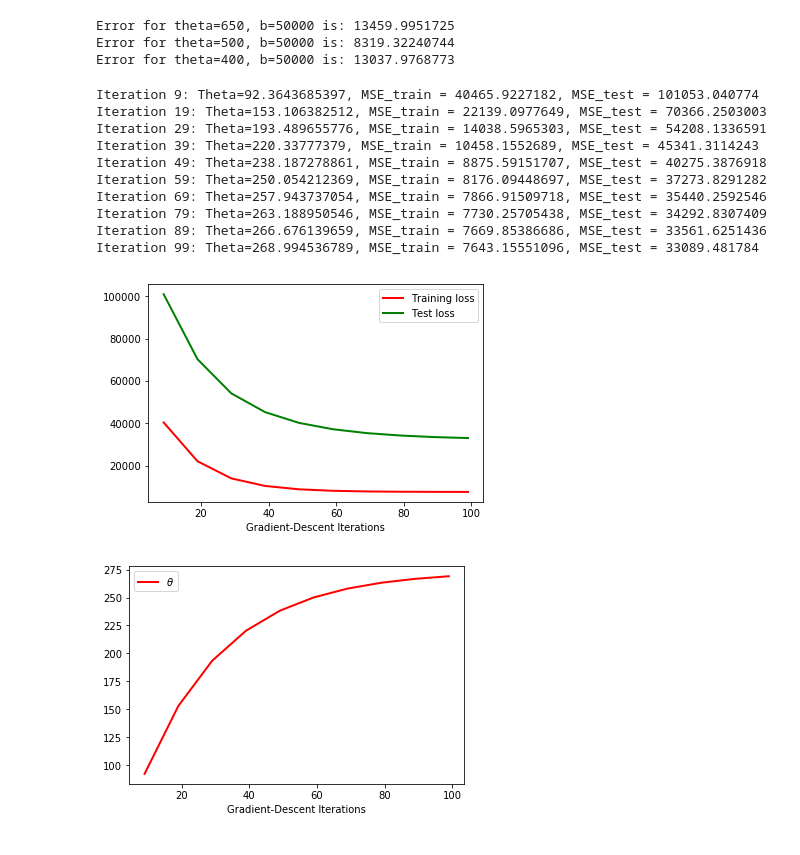
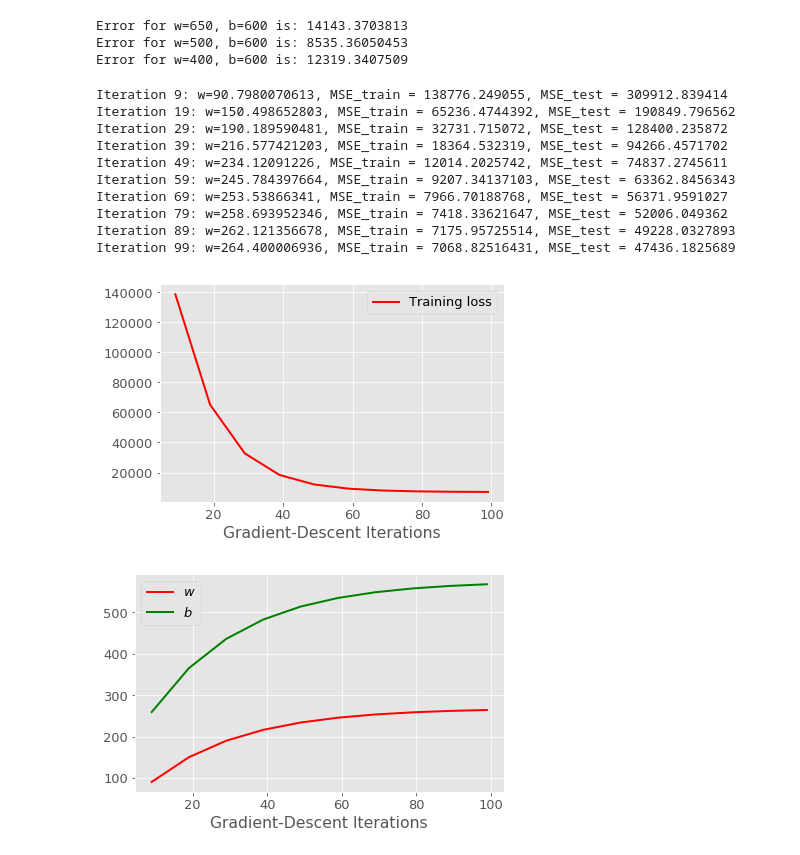
Before and after one commit to gmaher/practicalDL, a Jupyter notebook: regression/linear_regression.ipynb, the cells around one changed output. Drawn from its saved outputs; the diff is of its cells as text; code cells hidden in the pictures.

```diff
--- a/regression/linear_regression.ipynb
+++ b/regression/linear_regression.ipynb
@@ -2,7 +2,10 @@
 import numpy as np
 import matplotlib
 import matplotlib.pyplot as plt
+plt.style.use('ggplot')
 %matplotlib inline
+matplotlib.rcParams['font.size'] = 13
+fig_path = '/home/gabriel/practicaldl/latex/figures/supervised/'
 # %%
 N_train = 400
 N_test = 100
@@ -66,68 +75,76 @@ plt.show()
 def MSE(Y,Yhat):
     return np.mean((Y-Yhat)**2)
 # %%
-print "Error for theta=650, b=50000 is: {}".format(MSE(Y_train,Yhat_1))
-print "Error for theta=500, b=50000 is: {}".format(MSE(Y_train,Yhat_2))
-print "Error for theta=400, b=50000 is: {}".format(MSE(Y_train,Yhat_3))
+print "Error for w=650, b=600 is: {}".format(MSE(Y_train,Yhat_1))
+print "Error for w=500, b=600 is: {}".format(MSE(Y_train,Yhat_2))
+print "Error for w=400, b=600 is: {}".format(MSE(Y_train,Yhat_3))
 # %% [output]
-Error for theta=650, b=50000 is: 13459.9951725
-Error for theta=500, b=50000 is: 8319.32240744
-Error for theta=400, b=50000 is: 13037.9768773
+Error for w=650, b=600 is: 14143.3703813
+Error for w=500, b=600 is: 8535.36050453
+Error for w=400, b=600 is: 12319.3407509
 # %%
-def gradient(x,y,theta,b):
-    yhat = theta*x+b
-    return -2*np.mean((y-yhat)*x)
+def gradient(x,y,w,b):
+    yhat = w*x+b
+    return -2*np.mean((y-yhat)*x),-2*np.mean(y-yhat)
 # %%
 learning_rate = 2e-2
 N_iterations = 100
-Theta = 1.0
-b = 600
+w = 1.0
+b = 100
 print_every = 10
 train_loss = []
 test_loss = []
 iters = []
-thetas = []
+weights = []
+biases = []
 for i in range(N_iterations):
-        g = gradient(X_train,Y_train,Theta,b)
-        Theta = Theta-learning_rate*g
+        g = gradient(X_train,Y_train,w,b)
+        w = w-learning_rate*g[0]
+        b = b-learning_rate*g[1]
         if (i+1)%print_every == 0:
-            Yhat = Theta*X_train+b
+            Yhat = w*X_train+b
             e = MSE(Y_train,Yhat)
             train_loss.append(e)
 
-            Yhat_test = Theta*X_test+b
+            Yhat_test = w*X_test+b
             e_test = MSE(Y_test,Yhat_test)
             test_loss.append(e_test)
 
             iters.append(i)
-            thetas.append(Theta)
-            print "Iteration {}: Theta={}, MSE_train = {}, MSE_test = {}".format(i,Theta,e,e_test)
+            weights.append(w)
+            biases.append(b)
+            print "Iteration {}: w={}, MSE_train = {}, MSE_test = {}".format(i,w,e,e_test)
 # %% [output]
-Iteration 9: Theta=92.3643685397, MSE_train = 40465.9227182, MSE_test = 101053.040774
-Iteration 19: Theta=153.106382512, MSE_train = 22139.0977649, MSE_test = 70366.2503003
-Iteration 29: Theta=193.489655776, MSE_train = 14038.5965303, MSE_test = 54208.1336591
-Iteration 39: Theta=220.33777379, MSE_train = 10458.1552689, MSE_test = 45341.3114243
-Iteration 49: Theta=238.187278861, MSE_train = 8875.59151707, MSE_test = 40275.3876918
-Iteration 59: Theta=250.054212369, MSE_train = 8176.09448697, MSE_test = 37273.8291282
-Iteration 69: Theta=257.943737054, MSE_train = 7866.91509718, MSE_test = 35440.2592546
-Iteration 79: Theta=263.188950546, MSE_train = 7730.25705438, MSE_test = 34292.8307409
-Iteration 89: Theta=266.676139659, MSE_train = 7669.85386686, MSE_test = 33561.6251436
-Iteration 99: Theta=268.994536789, MSE_train = 7643.15551096, MSE_test = 33089.481784
+Iteration 9: w=90.7980070613, MSE_train = 138776.249055, MSE_test = 309912.839414
+Iteration 19: w=150.498652803, MSE_train = 65236.4744392, MSE_test = 190849.796562
+Iteration 29: w=190.189590481, MSE_train = 32731.715072, MSE_test = 128400.235872
+Iteration 39: w=216.577421203, MSE_train = 18364.532319, MSE_test = 94266.4571702
+Iteration 49: w=234.12091226, MSE_train = 12014.2025742, MSE_test = 74837.2745611
+Iteration 59: w=245.784397664, MSE_train = 9207.34137103, MSE_test = 63362.8456343
+Iteration 69: w=253.53866341, MSE_train = 7966.70188768, MSE_test = 56371.9591027
+Iteration 79: w=258.693952346, MSE_train = 7418.33621647, MSE_test = 52006.049362
+Iteration 89: w=262.121356678, MSE_train = 7175.95725514, MSE_test = 49228.0327893
+Iteration 99: w=264.400006936, MSE_train = 7068.82516431, MSE_test = 47436.1825689
 # %%
 plt.plot(iters,train_loss,linewidth=2,color='r',label='Training loss')
-plt.plot(iters,test_loss, linewidth=2, color='g', label='Test loss')
+#plt.plot(iters,test_loss, linewidth=2, color='g', label='Test loss')
 plt.xlabel('Gradient-Descent Iterations')
 plt.legend()
+plt.tight_layout()
+plt.savefig(fig_path+'loss.pdf',dpi=600)
 plt.show()
 # %% [output]
-[figure, old version]
+[figure, new version]
 # %%
-plt.plot(iters,thetas,linewidth=2,color='r',label=r'$\theta$')
+plt.plot(iters,weights,linewidth=2,color='r',label=r'$w$')
+plt.plot(iters,biases,linewidth=2,color='g',label=r'$b$')
 plt.xlabel('Gradient-Descent Iterations')
+plt.tight_layout()
 plt.legend()
+plt.savefig(fig_path+'params.pdf',dpi=600)
 plt.show()
 # %% [output]
-[figure, old version]
+[figure, new version]
 # %%
 plt.scatter(X_train,Y_train, color='r', label='Training Data')
 plt.scatter(X_test,Y_test, color='b', label='Test Data')
```
Also changed, not shown: parts of 5 cells of this notebook, 3 other files.
